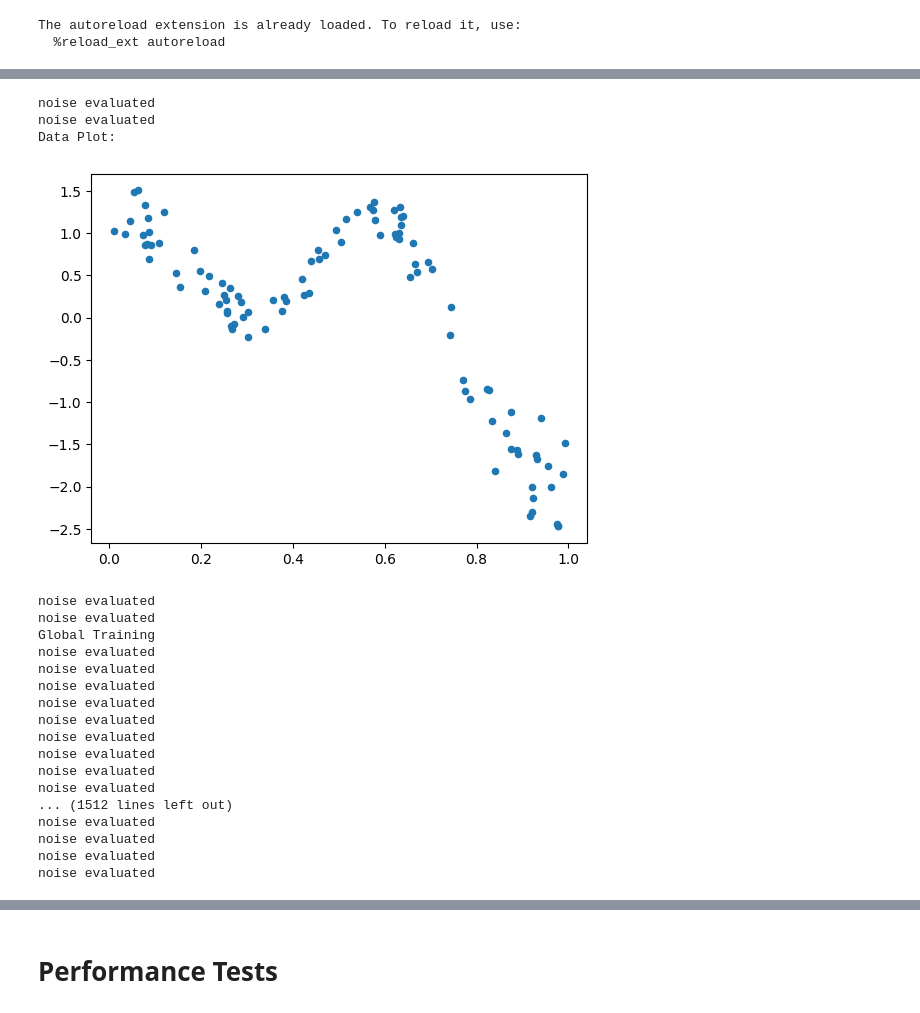
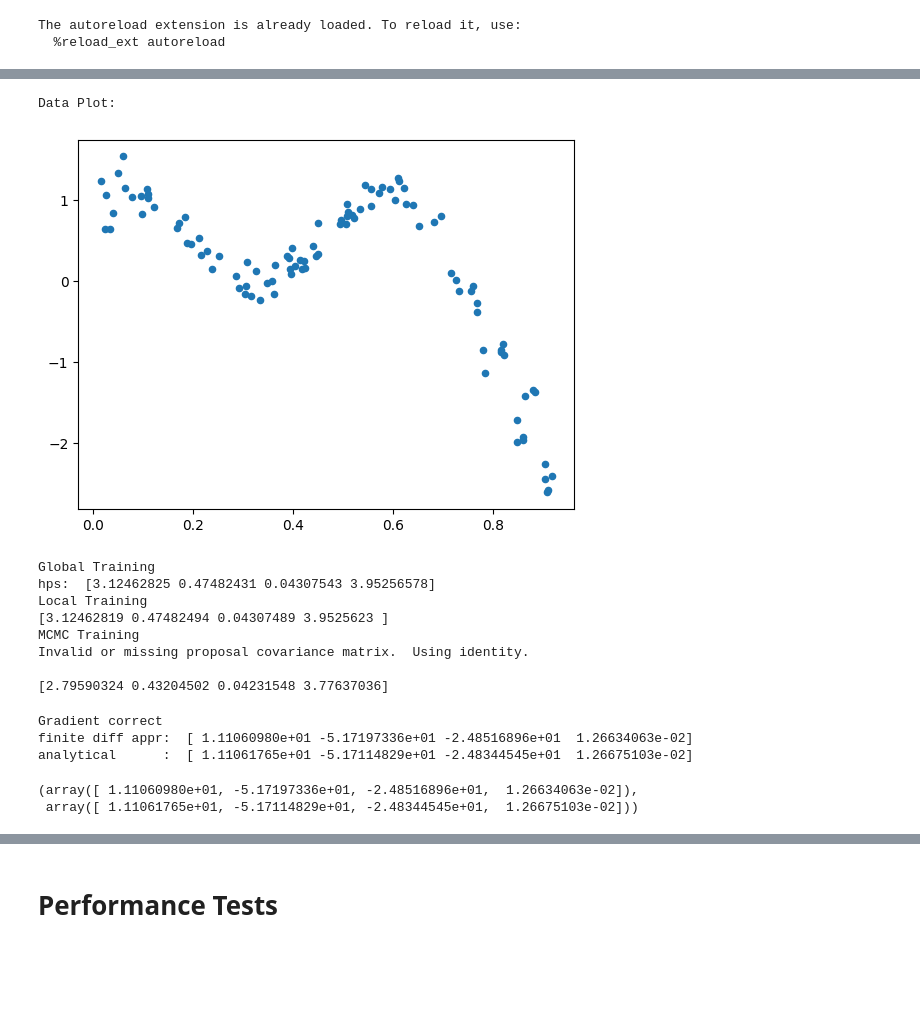
Before and after one commit to lbl-camera/fvGP, a Jupyter notebook: examples/ComprehensiveTest.ipynb, the cells around one changed output, grey strips where cells are left out. Drawn from its saved outputs; the diff is of its cells as text; code cells hidden in the pictures; blank space fills up the shorter version.

Commit message:
working on gp-gp2Scale merger

```diff
--- a/examples/ComprehensiveTest.ipynb
+++ b/examples/ComprehensiveTest.ipynb
@@ -52,53 +54,49 @@ my_gp1 = GP(1, x_data,y_data,np.ones((4)),
             gp_noise_function=noise,
             normalize_y=False,
             sparse_mode=False,
+            gp2Scale = False,
             store_inv=True,
             ram_economy=False,
             args=None,
             )
 
 
 print("Data Plot:")
 plt.scatter(my_gp1.x_data,my_gp1.y_data, s = 20)
 plt.show()
 x_pred = np.linspace(0,1,1000)
 
 
 hps_bounds = np.array([[0.001,10.],[0.001,10.],[0.001,10.],[0.001,10.]])
 
 my_gp1.update_gp_data(x_data, y_data)
 print("Global Training")
 my_gp1.train(hps_bounds, method='global')
 print("hps: ", my_gp1.get_hyperparameters())
 print("Local Training")
 my_gp1.train(hps_bounds, method='local')
 print(my_gp1.get_hyperparameters())
 print("MCMC Training")
 my_gp1.train(hps_bounds, method='mcmc', max_iter=1000)
 print(my_gp1.get_hyperparameters())
 #my_gp1.train(np.array([[0.001,10.],[0.001,10.]]), method='hgdl')
 # %% [output]
-noise evaluated
-noise evaluated
 Data Plot:
-[figure, old version]
+[figure, new version]
-noise evaluated
-noise evaluated
 Global Training
-noise evaluated
-noise evaluated
-noise evaluated
-noise evaluated
-noise evaluated
-noise evaluated
-noise evaluated
-noise evaluated
-noise evaluated
-... (1512 lines left out)
-noise evaluated
-noise evaluated
-noise evaluated
-noise evaluated
+hps:  [3.12462825 0.47482431 0.04307543 3.95256578]
+Local Training
+[3.12462819 0.47482494 0.04307489 3.9525623 ]
+MCMC Training
+Invalid or missing proposal covariance matrix.  Using identity.
+
+[2.79590324 0.43204502 0.04231548 3.77637036]
 # %%
 my_gp1.test_log_likelihood_gradient(my_gp1.hyperparameters)
+# %% [output]
+Gradient correct
+finite diff appr:  [ 1.11060980e+01 -5.17197336e+01 -2.48516896e+01  1.26634063e-02]
+analytical      :  [ 1.11061765e+01 -5.17114829e+01 -2.48344545e+01  1.26675103e-02]
+(array([ 1.11060980e+01, -5.17197336e+01, -2.48516896e+01,  1.26634063e-02]),
+ array([ 1.11061765e+01, -5.17114829e+01, -2.48344545e+01,  1.26675103e-02]))
 # %%
```
Also changed, not shown: parts of 13 cells of this notebook, 4 other files.
